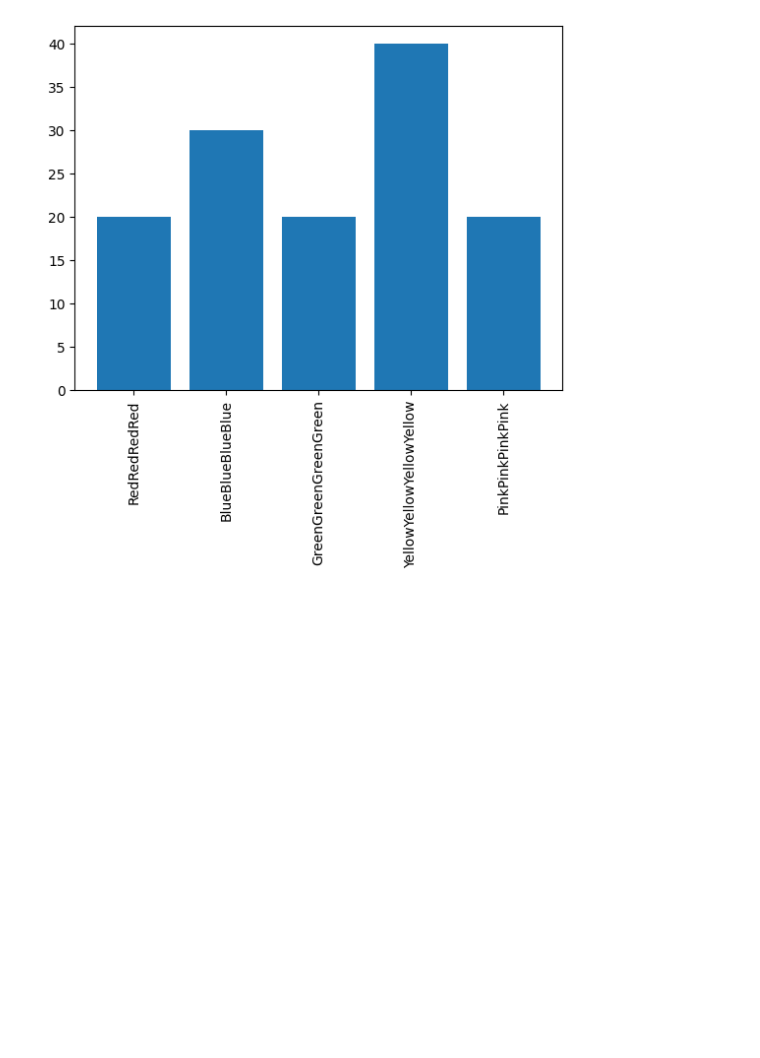
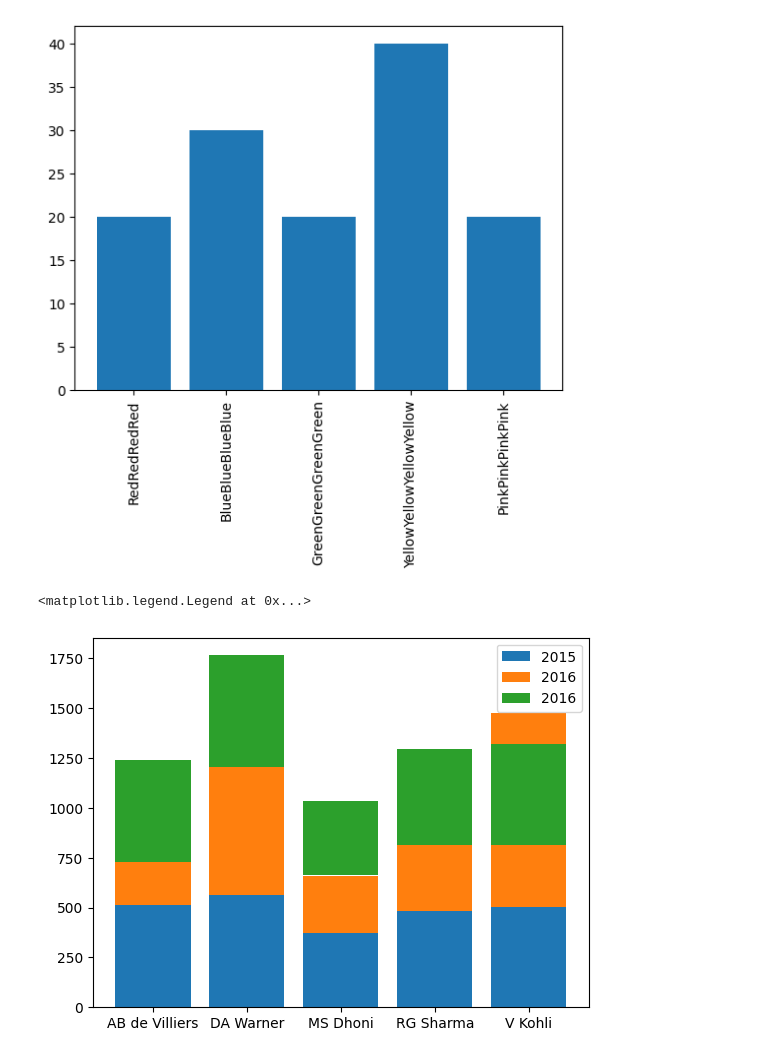
Before and after one commit to hrishavraj89/matplotlib, a Jupyter notebook: matplotlib.ipynb, the cells around one changed output. Cells and saved outputs as stored; diff of their text form; code cells hidden in the pictures; blank space fills up the shorter version.

Commit message:
learned stacked bar charts

```diff
--- a/matplotlib.ipynb
+++ b/matplotlib.ipynb
@@ -323,3 +323,12 @@ plt.xticks(rotation = 'vertical')
   Text(3, 0, 'YellowYellowYellowYellow'),
   Text(4, 0, 'PinkPinkPinkPink')])
 [figure]
+# %%
+#stacked bar chart
+plt.bar(df['batsman'], df['2015'], label = '2015')
+plt.bar(df['batsman'], df['2016'], bottom=df['2015'], label = '2016')
+plt.bar(df['batsman'], df['2015'], bottom=df['2017'] + df['2015'], label = '2016')
+plt.legend()
+# %% [output]
+<matplotlib.legend.Legend at 0x...>
+[figure, added]
```
